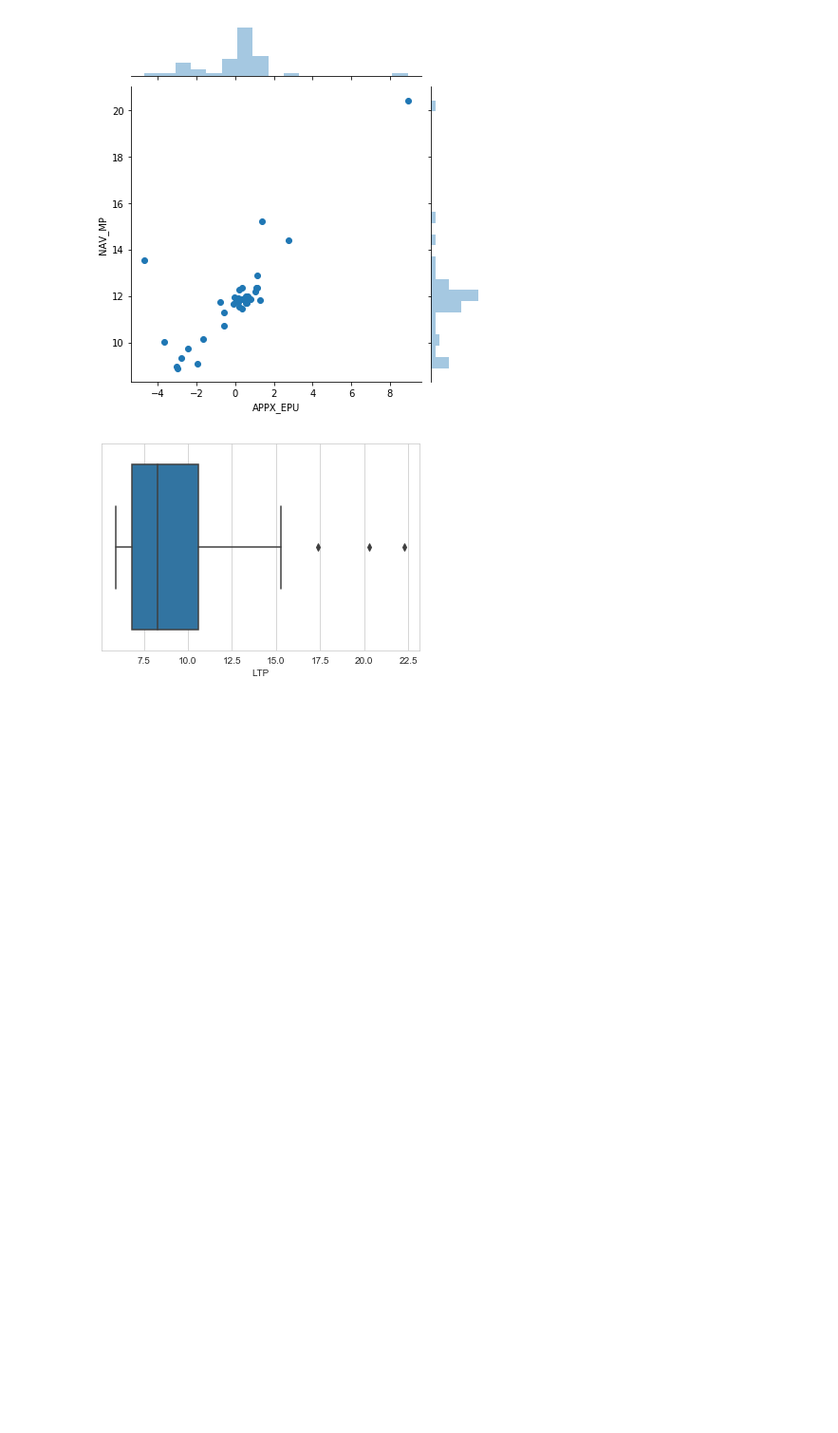
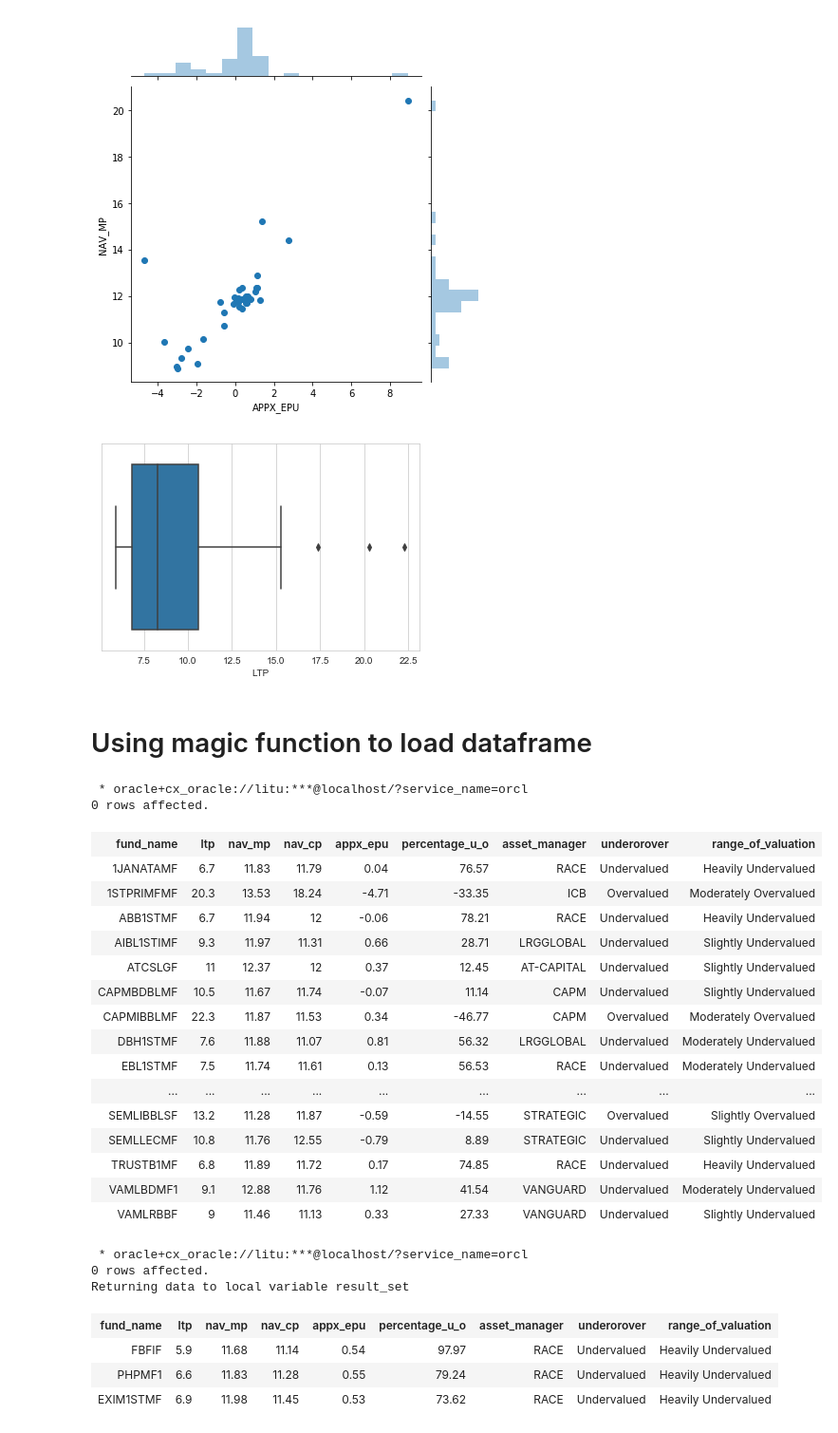
Before and after one commit to litu702/Database_connection, a Jupyter notebook: connect_to_db.ipynb, the cells around one changed output. Shown at 95% size. Drawn from its saved outputs; the diff is of its cells as text; code cells hidden in the pictures; blank space fills up the shorter version.

```diff
--- a/connect_to_db.ipynb
+++ b/connect_to_db.ipynb
@@ -211,3 +211,45 @@ ax=sns.boxplot(x=df["LTP"])
 plt.show()
 # %% [output]
 [figure]
+# %% [markdown]
+# Using magic function to load dataframe
+# %%
+df=%sql select *from MUTUAL_FUND
+df
+# %% [output]
+ * oracle+cx_oracle://litu:***@localhost/?service_name=orcl
+0 rows affected.
+| fund_name | ltp | nav_mp | nav_cp | appx_epu | percentage_u_o | asset_manager | underorover | range_of_valuation |
+| 1JANATAMF | 6.7 | 11.83 | 11.79 | 0.04 | 76.57 | RACE | Undervalued | Heavily Undervalued |
+| 1STPRIMFMF | 20.3 | 13.53 | 18.24 | -4.71 | -33.35 | ICB | Overvalued | Moderately Overvalued |
+| ABB1STMF | 6.7 | 11.94 | 12 | -0.06 | 78.21 | RACE | Undervalued | Heavily Undervalued |
+| AIBL1STIMF | 9.3 | 11.97 | 11.31 | 0.66 | 28.71 | LRGGLOBAL | Undervalued | Slightly Undervalued |
+| ATCSLGF | 11 | 12.37 | 12 | 0.37 | 12.45 | AT-CAPITAL | Undervalued | Slightly Undervalued |
+| CAPMBDBLMF | 10.5 | 11.67 | 11.74 | -0.07 | 11.14 | CAPM | Undervalued | Slightly Undervalued |
+| CAPMIBBLMF | 22.3 | 11.87 | 11.53 | 0.34 | -46.77 | CAPM | Overvalued | Moderately Overvalued |
+| DBH1STMF | 7.6 | 11.88 | 11.07 | 0.81 | 56.32 | LRGGLOBAL | Undervalued | Moderately Undervalued |
+| EBL1STMF | 7.5 | 11.74 | 11.61 | 0.13 | 56.53 | RACE | Undervalued | Moderately Undervalued |
+| ... | ... | ... | ... | ... | ... | ... | ... | ... |
+| SEMLIBBLSF | 13.2 | 11.28 | 11.87 | -0.59 | -14.55 | STRATEGIC | Overvalued | Slightly Overvalued |
+| SEMLLECMF | 10.8 | 11.76 | 12.55 | -0.79 | 8.89 | STRATEGIC | Undervalued | Slightly Undervalued |
+| TRUSTB1MF | 6.8 | 11.89 | 11.72 | 0.17 | 74.85 | RACE | Undervalued | Heavily Undervalued |
+| VAMLBDMF1 | 9.1 | 12.88 | 11.76 | 1.12 | 41.54 | VANGUARD | Undervalued | Moderately Undervalued |
+| VAMLRBBF | 9 | 11.46 | 11.13 | 0.33 | 27.33 | VANGUARD | Undervalued | Slightly Undervalued |
+# %%
+%%sql result_set <<
+select *from (select *from MUTUAL_FUND where APPX_EPU>.5
+and APPX_EPU<1
+and RANGE_OF_VALUATION like '%Heavily Undervalued%'
+order by percentage_U_O desc)
+where rownum<=5
+# %% [output]
+ * oracle+cx_oracle://litu:***@localhost/?service_name=orcl
+0 rows affected.
+Returning data to local variable result_set
+# %%
+result_set
+# %% [output]
+| fund_name | ltp | nav_mp | nav_cp | appx_epu | percentage_u_o | asset_manager | underorover | range_of_valuation |
+| FBFIF | 5.9 | 11.68 | 11.14 | 0.54 | 97.97 | RACE | Undervalued | Heavily Undervalued |
+| PHPMF1 | 6.6 | 11.83 | 11.28 | 0.55 | 79.24 | RACE | Undervalued | Heavily Undervalued |
+| EXIM1STMF | 6.9 | 11.98 | 11.45 | 0.53 | 73.62 | RACE | Undervalued | Heavily Undervalued |
```
